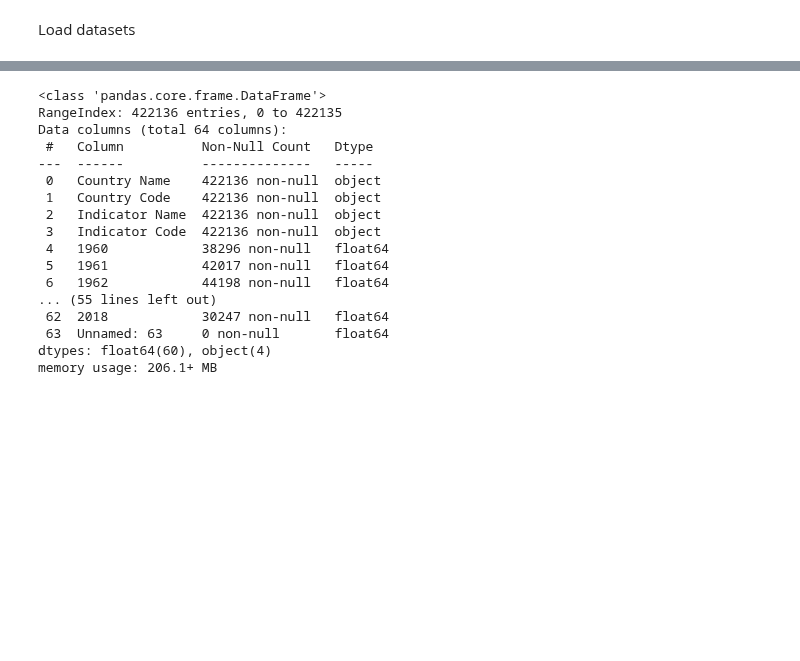
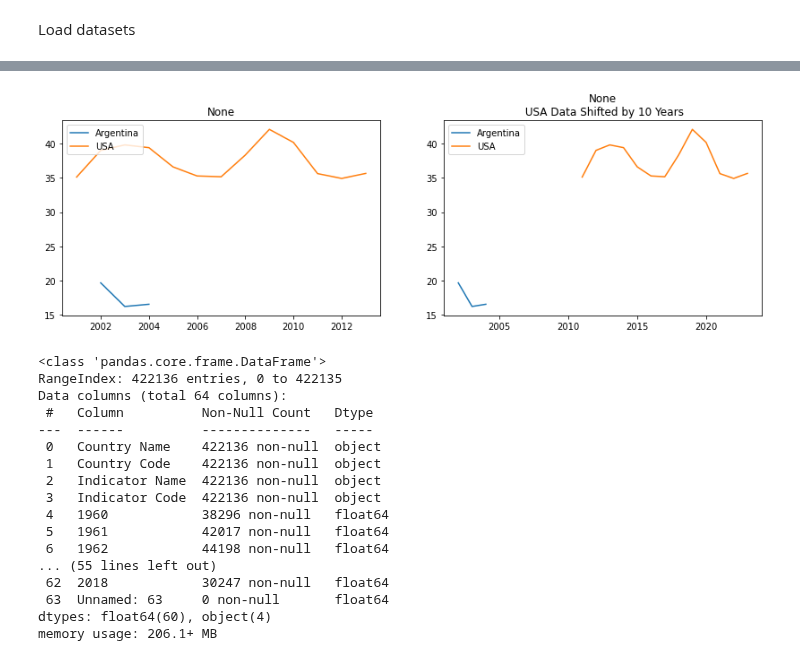
Before and after one commit to 281clo/World_Development_Mental_Health_Acquisition, a Jupyter notebook: Data_Preprocessing.ipynb, the cells around one changed output, grey strips where cells are left out. Drawn from its saved outputs; the diff is of its cells as text; code cells hidden in the pictures; blank space fills up the shorter version.

```diff
--- a/Data_Preprocessing.ipynb
+++ b/Data_Preprocessing.ipynb
@@ -156,2 +89,4 @@ accessdf['Year'] = pd.to_datetime(accessdf['Year'])
 # %%
 datadf = pd.read_csv(prep.path('WDI/WDIData.csv'))
+countrydf = pd.read_csv(prep.path('WDI/WDICountry.csv'))
+df = pd.read_csv(prep.path('World_Development/Indicators.csv'))
@@ -177,0 +93,2 @@ list(datadf['Indicator Name'])
+# %%
+Indicator_array =  df[['IndicatorName','IndicatorCode']].drop_duplicates().values
@@ -178,3 +157,46 @@ list(datadf['Indicator Name'])
+# %%
+# Main indicators to compare contries
+chosen_indicators = ['GC.REV.SOCL.ZS',  \
+                     'GC.REV.SOCL.CN', 'IQ.CPA.PROT.XQ', 'IQ.CPA.SOCI.XQ']
+
+# Subset of data with the required features alone
+df_subset = df[df['IndicatorCode'].isin(chosen_indicators)]
+
+# Chose only India and China for Analysis
+df_Arg = df_subset[df['CountryName']=="Argentina"]
+df_usa = df_subset[df['CountryName']=="United States"]
+
+# PLotting function for comparing development indicators
+def plot_indicator(indicator,delta=10):
+    ds_Arg = df_Arg[['IndicatorName','Year','Value']][df_Arg['IndicatorCode']==indicator]
+    try:
+        title = ds_Arg['IndicatorName'].iloc[5]
+    except:
+        title = "None"
+
+    xArg = ds_Arg['Year'].values
+    yArg = ds_Arg['Value'].values
+    ds_usa = df_usa[['IndicatorName','Year','Value']][df_usa['IndicatorCode']==indicator]
+    xusa = ds_usa['Year'].values
+    yusa = ds_usa['Value'].values
+
+    plt.figure(figsize=(14,4))
+
+    plt.subplot(121)
+    plt.plot(xArg,yArg,label='Argentina')
+    plt.plot(xusa,yusa,label='USA')
+    plt.title(title)
+    plt.legend(loc=2)
+
+    plt.subplot(122)
+    plt.plot(xArg,yArg,label='Argentina')
+    plt.plot(xusa+delta,yusa,label='USA')
+    plt.title(title + "\n USA Data Shifted by " +str(delta)+" Years")
+    plt.legend(loc=2)
+# %%
+plot_indicator(chosen_indicators[0],delta=10)
+# %% [output]
+[figure, added]
 # %%
 datadf.info()
 # %% [output]
```
Also changed, not shown: parts of 38 cells of this notebook, 2 other files.
